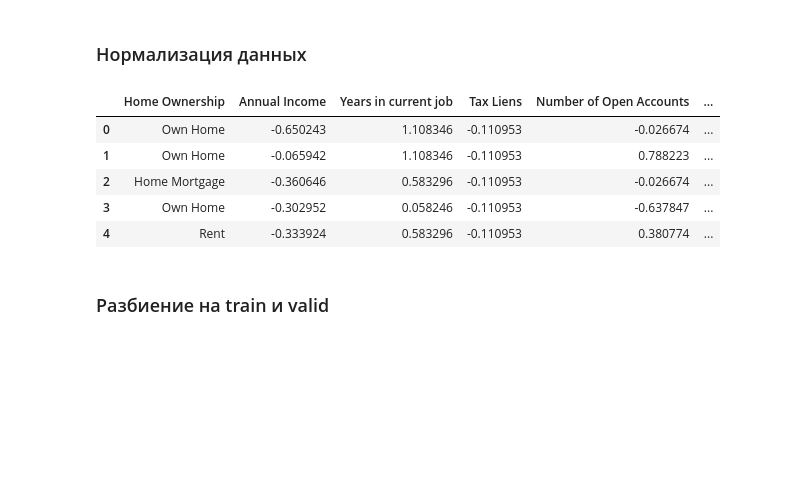
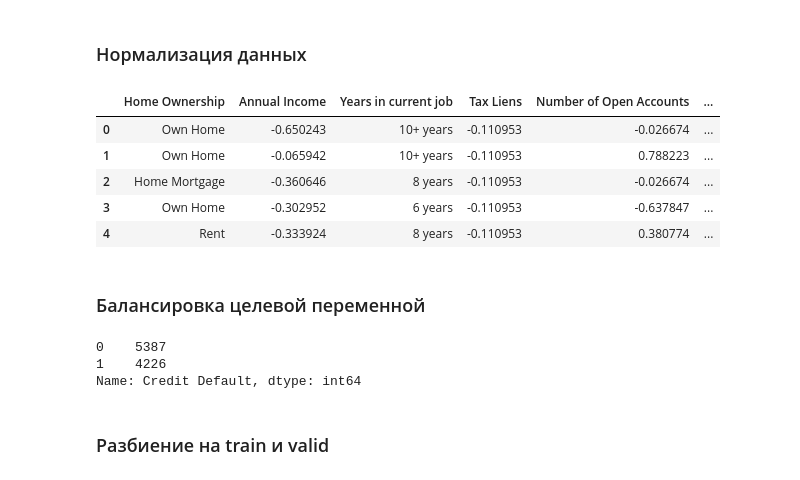
Before and after one commit to AntonyVasilev/Libs_for_DS_additional, a Jupyter notebook: my_solution/AVasilev_solution.ipynb, the cells around one changed output. Drawn from its saved outputs; the diff is of its cells as text; code cells hidden in the pictures; blank space fills up the shorter version.

```diff
--- a/my_solution/AVasilev_solution.ipynb
+++ b/my_solution/AVasilev_solution.ipynb
@@ -284,2 +293,2 @@ df_train['Mean Home Ownership Income'] = mean_home_own_income
 # %%
-df_train['Debt-to-income ratio'] = round(df_train['Monthly Debt'] / (df_train['Annual Income'] / 12), 3)
+df_train['Debt-to-income ratio'] = round((df_train['Monthly Debt'] * 12) / df_train['Annual Income'], 3)
@@ -323,15 +336,8 @@ df_train['Term Binary'] = df_train['Term'].map({'Short Term':'0', 'Long Term':'1
 # %%
 df_train['Home Ownership digit'] = df_train['Home Ownership'].map({'Home Mortgage':'0', 'Rent':'1',\
                                     'Own Home': '2', 'Have Mortgage': '3'}).astype(int)
-# %%
-df_train.loc[(df_train['Years in current job'] == '< 1 year') | (df_train['Years in current job'] == '1 year'), 'Years in current job'] = 1
-df_train.loc[(df_train['Years in current job'] == '2 years') | (df_train['Years in current job'] == '3 years'), 'Years in current job'] = 2
-df_train.loc[(df_train['Years in current job'] == '4 years') | (df_train['Years in current job'] == '5 years'), 'Years in current job'] = 3
-df_train.loc[(df_train['Years in current job'] == '6 years') | (df_train['Years in current job'] == '7 years'), 'Years in current job'] = 4
-df_train.loc[(df_train['Years in current job'] == '8 years') | (df_train['Years in current job'] == '9 years'), 'Years in current job'] = 5
-df_train.loc[df_train['Years in current job'] == '10+ years', 'Years in current job'] = 6
 # %%
-obj_columns = ['Purpose']
+obj_columns = ['Purpose', 'Years in current job']
 # %%
 train_dummies = pd.get_dummies(df_train[obj_columns])
 df_train = pd.concat([df_train, train_dummies], axis=1)
@@ -519,15 +666,16 @@ plt.show()
 # %% [markdown]
 ### Отбор признаков
 # %%
-NUM_FEATURE_NAMES = ['Annual Income', 'Years in current job', 'Tax Liens', 'Number of Open Accounts', 'Years of Credit History', 'Maximum Open Credit',
+NUM_FEATURE_NAMES = ['Annual Income', 'Tax Liens', 'Number of Open Accounts', 'Years of Credit History', 'Maximum Open Credit',
                      'Number of Credit Problems', 'Bankruptcies', 'Current Loan Amount', 'Current Credit Balance',
                      'Monthly Debt', 'Credit Score', 'Mean Home Ownership Income', 'Debt-to-income ratio']
 
-CAT_FEATURE_NAMES = ['Home Ownership', 'Purpose', 'Term']
+CAT_FEATURE_NAMES = ['Home Ownership', 'Years in current job', 'Purpose', 'Term']
 
 NEW_BINARY_FEATURES = ['Is Loan Big', 'Is Payment High']
 
 SELECTED_FEATURE_NAMES = NUM_FEATURE_NAMES + NEW_BINARY_FEATURES + NEW_FEATURE_NAMES
+CATBOOST_FEATURE_NAMES = NUM_FEATURE_NAMES + CAT_FEATURE_NAMES + NEW_BINARY_FEATURES
 # %% [markdown]
 ### Приведение типов для модели CatBoost
 # %%
@@ -545,18 +694,28 @@ dtype: object
 # %%
 scaler = StandardScaler()
 
 df_norm = df_train.copy()
 df_norm[NUM_FEATURE_NAMES] = scaler.fit_transform(df_norm[NUM_FEATURE_NAMES])
 
-df_train = df_norm.copy()
-df_train.head()
+df = df_norm.copy()
+df.head()
 # %% [output]
 |  | Home Ownership | Annual Income | Years in current job | Tax Liens | Number of Open Accounts | ... |
-| 0 | Own Home | -0.650243 | 1.108346 | -0.110953 | -0.026674 | ... |
-| 1 | Own Home | -0.065942 | 1.108346 | -0.110953 | 0.788223 | ... |
-| 2 | Home Mortgage | -0.360646 | 0.583296 | -0.110953 | -0.026674 | ... |
-| 3 | Own Home | -0.302952 | 0.058246 | -0.110953 | -0.637847 | ... |
-| 4 | Rent | -0.333924 | 0.583296 | -0.110953 | 0.380774 | ... |
+| 0 | Own Home | -0.650243 | 10+ years | -0.110953 | -0.026674 | ... |
+| 1 | Own Home | -0.065942 | 10+ years | -0.110953 | 0.788223 | ... |
+| 2 | Home Mortgage | -0.360646 | 8 years | -0.110953 | -0.026674 | ... |
+| 3 | Own Home | -0.302952 | 6 years | -0.110953 | -0.637847 | ... |
+| 4 | Rent | -0.333924 | 8 years | -0.110953 | 0.380774 | ... |
+# %% [markdown]
+### Балансировка целевой переменной
+# %%
+df_balanced = balance_df_by_target(df, TARGET_NAME)
+
+df_balanced[TARGET_NAME].value_counts()
+# %% [output]
+0    5387
+1    4226
+Name: Credit Default, dtype: int64
 # %% [markdown]
 ### Разбиение на train и valid
 # %%
```
Also changed, not shown: parts of 245 cells of this notebook, 15 other files.
